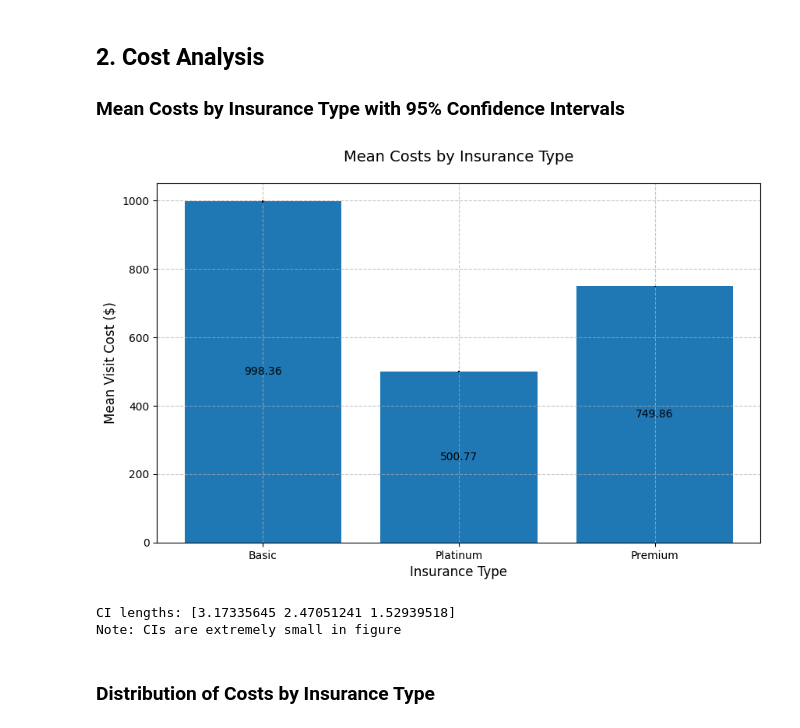
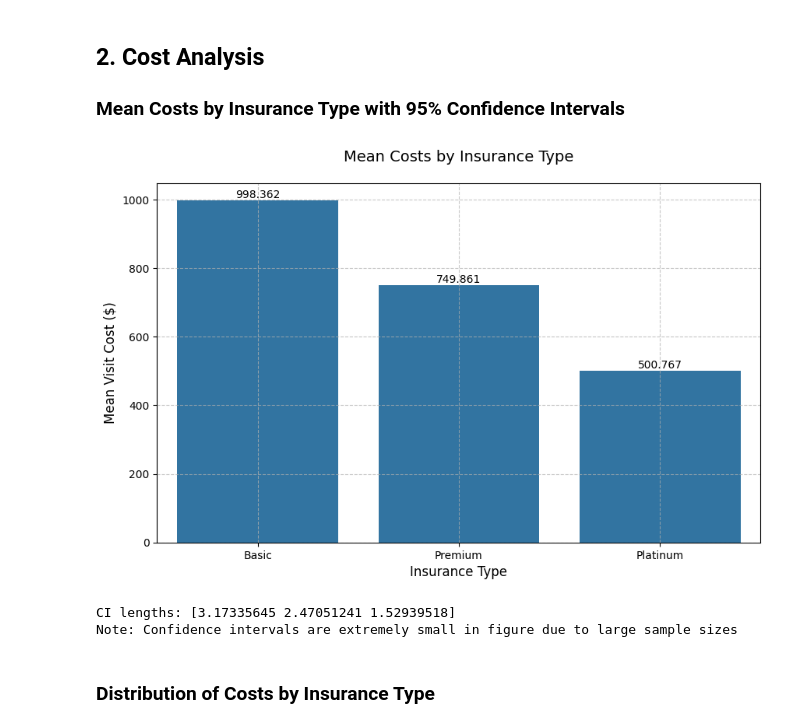
Before and after one commit to UCSF-DataSci/09-second-exam-hcheng25, a Jupyter notebook: visualize.ipynb, the cells around one changed output. Cells and saved outputs as stored; diff of their text form; code cells hidden in the pictures.

```diff
--- a/visualize.ipynb
+++ b/visualize.ipynb
@@ -92,30 +91,31 @@ plt.show()
 # %%
 basic = df[df['insurance']=='Basic']
 prem = df[df['insurance']=='Premium']
 plat = df[df['insurance']=='Platinum']
 
 # for purposes of this project, assume visit costs are distributed normally, though they are not
 data_counts = [len(basic['visit_cost']), len(prem['visit_cost']), len(plat['visit_cost'])]
 sds = [np.std(basic['visit_cost']), np.std(prem['visit_cost']), np.std(plat['visit_cost'])]
 ses = sds/np.sqrt(data_counts)
 # 95% confidence interval is 1.96 times the SE on either side of the mean
 ci_length = ses*1.96
 
 mean_costs = df.groupby('insurance')['visit_cost'].mean()
 plt.figure(figsize=(10,6))
-plt.bar_label(plt.bar(x=mean_costs.index.values, height=mean_costs), labels=round(mean_costs,2), label_type='center')
-plt.errorbar(x=mean_costs.index.values, y=mean_costs, yerr=ci_length, linestyle='', color='black')
+ax = sns.barplot(x=mean_costs.index.values, y=mean_costs, order=['Basic','Premium','Platinum'], errorbar=('ci',95))
+for i in ax.containers: ax.bar_label(i,)
 plt.title('Mean Costs by Insurance Type', fontsize=14, pad=20)
 plt.xlabel('Insurance Type', fontsize=12)
 plt.ylabel('Mean Visit Cost ($)', fontsize=12)
 plt.grid(True, linestyle='--', alpha=0.7)
+plt.tight_layout
 plt.show()
 print(f'CI lengths: {ci_length}')
-print('Note: CIs are extremely small in figure')
+print('Note: Confidence intervals are extremely small in figure due to large sample sizes')
 # %% [output]
-[figure, old version]
+[figure, new version]
 CI lengths: [3.17335645 2.47051241 1.52939518]
-Note: CIs are extremely small in figure
+Note: Confidence intervals are extremely small in figure due to large sample sizes
 # %% [markdown]
 ### Distribution of Costs by Insurance Type
 # %%
```
Also changed, not shown: parts of 1 cell of this notebook, 1 other file.
